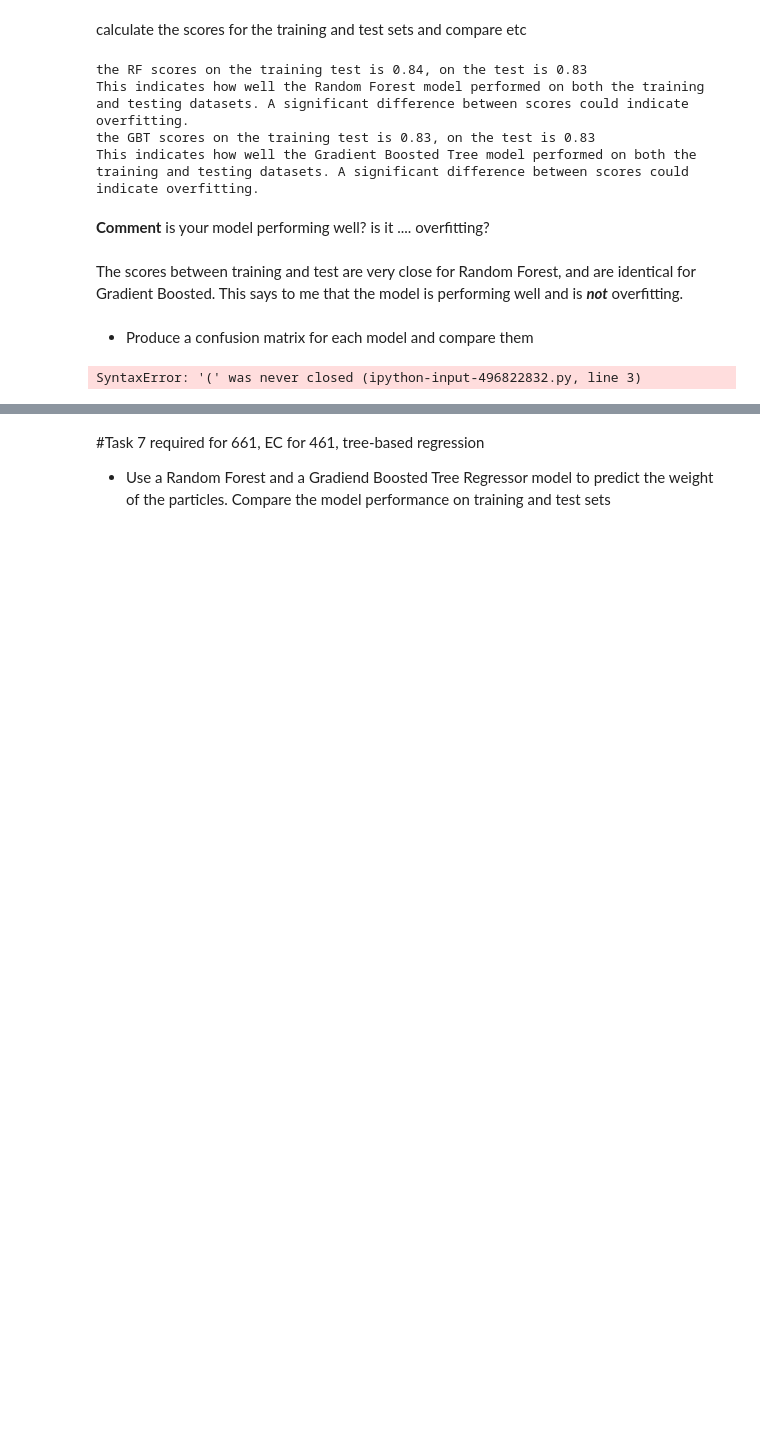
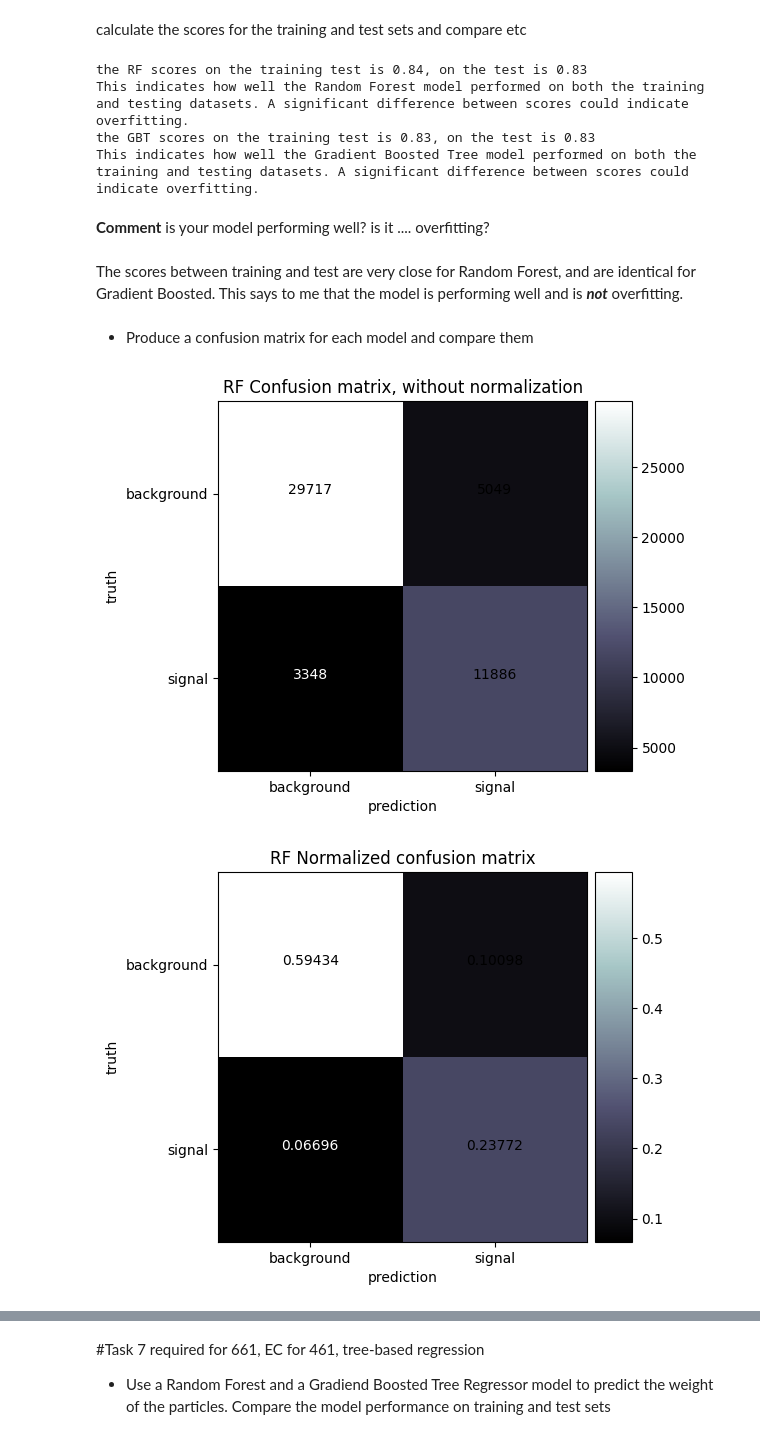
Before and after one commit to jarrodsb/DSPS_JBieber, a Jupyter notebook: HW8/higgsbosonSearch_Bieber_dsps25.ipynb, the cells around one changed output, grey strips where cells are left out. Saved outputs shown, nothing was run; the diff lists cells and outputs as text; code cells hidden in the pictures; blank space fills up the shorter version.

```diff
--- a/HW8/higgsbosonSearch_Bieber_dsps25.ipynb
+++ b/HW8/higgsbosonSearch_Bieber_dsps25.ipynb
@@ -423,11 +417,12 @@ def plot_confusion_matrix(y_true, y_pred,
     plt.title(title)
     cax = ax_divider.append_axes("right", size="10%", pad="2%")
     cb = plt.colorbar(im, cax=cax)
-# %%
-#for RF
-plot_confusion_matrix(...
-plot_confusion_matrix(...
-# %% [output]
-SyntaxError: '(' was never closed (ipython-input-496822832.py, line 3)
+# %%
+#for RF
+plot_confusion_matrix(test_y, rf.predict(test_x), title="RF", labels=["signal", "background"])
+plot_confusion_matrix(test_y, rf.predict(test_x), normalize=True, title="RF", labels=["signal", "background"])
+# %% [output]
+[figure, added]
+[figure, added]
 # %%
 #do the same fo GBT, dont forget your captions!!
```
Also changed, not shown: parts of 36 cells of this notebook.
